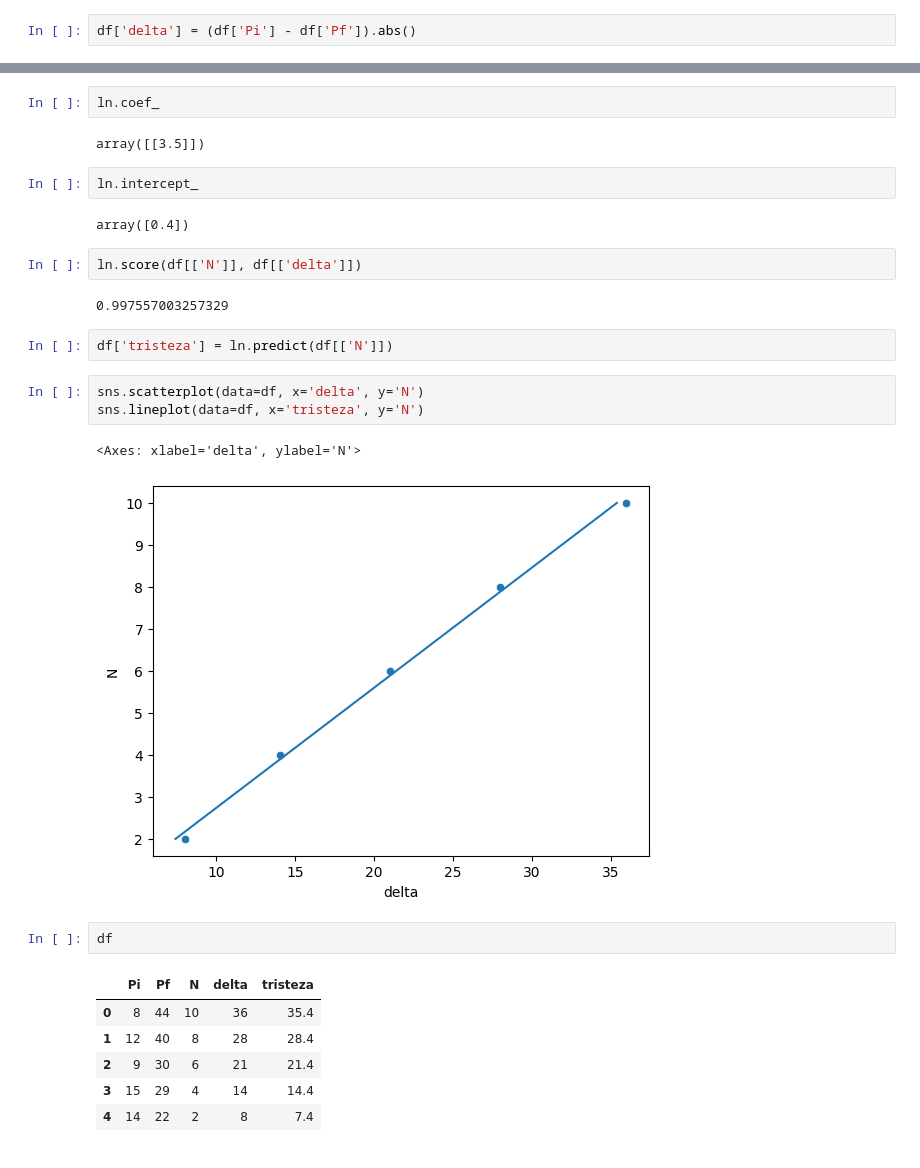
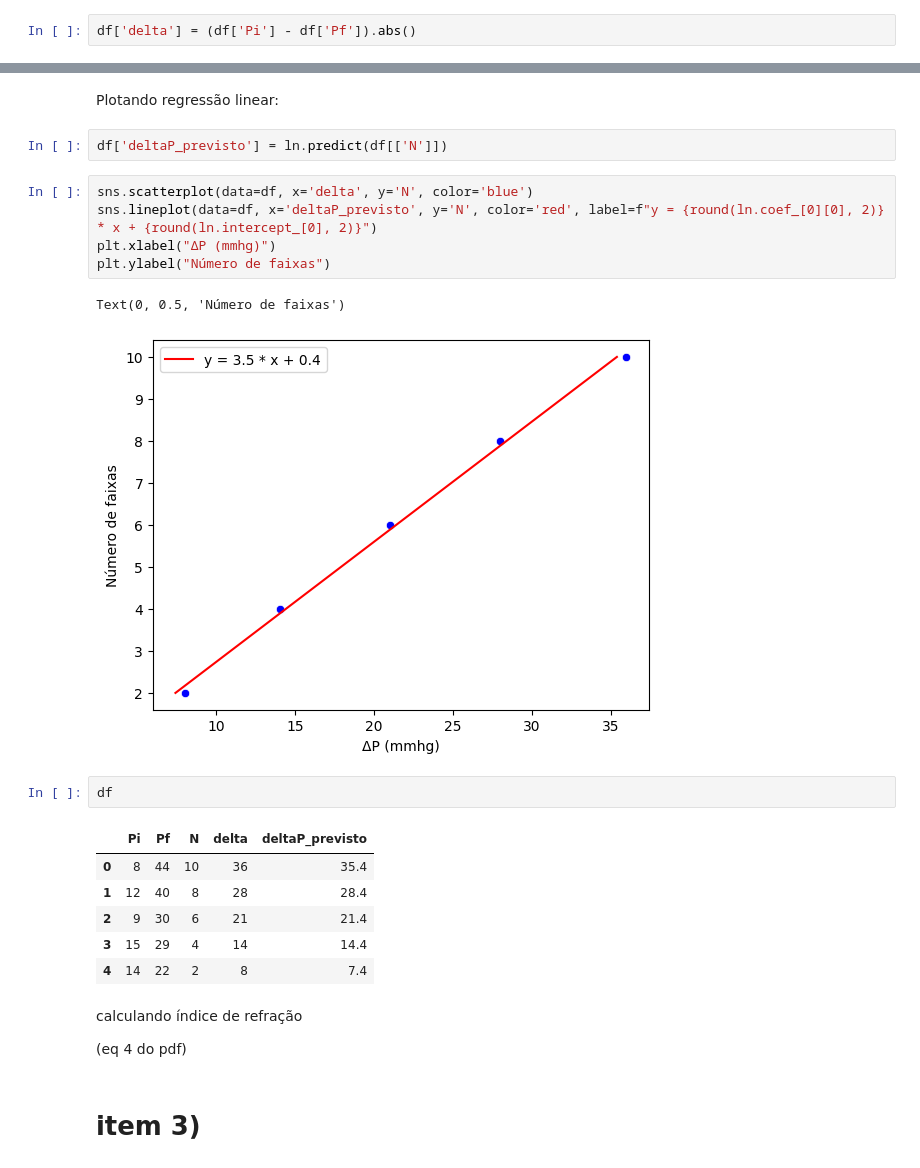
Before and after one commit to ms-cmy/relatorios-2024-est2, a Jupyter notebook: relatorio_3/experimento.ipynb, the cells around one changed output, grey strips where cells are left out. Saved outputs shown, nothing was run; the diff lists cells and outputs as text.

```diff
--- a/relatorio_3/experimento.ipynb
+++ b/relatorio_3/experimento.ipynb
@@ -31,29 +71,27 @@ LinearRegression()
-# %%
-ln.coef_
-# %% [output]
-array([[3.5]])
-# %%
-ln.intercept_
-# %% [output]
-array([0.4])
-# %%
-ln.score(df[['N']], df[['delta']])
-# %% [output]
-0.997557003257329
+# %% [markdown]
+Plotando regressão linear:
 # %%
-df['tristeza'] = ln.predict(df[['N']])
+df['deltaP_previsto'] = ln.predict(df[['N']])
 # %%
-sns.scatterplot(data=df, x='delta', y='N')
-sns.lineplot(data=df, x='tristeza', y='N')
+sns.scatterplot(data=df, x='delta', y='N', color='blue')
+sns.lineplot(data=df, x='deltaP_previsto', y='N', color='red', label=f"y = {round(ln.coef_[0][0], 2)} * x + {round(ln.intercept_[0], 2)}")
+plt.xlabel("ΔP (mmhg)")
+plt.ylabel("Número de faixas")
 # %% [output]
-<Axes: xlabel='delta', ylabel='N'>
+Text(0, 0.5, 'Número de faixas')
-[figure, old version]
+[figure, new version]
 # %%
 df
 # %% [output]
-|  | Pi | Pf | N | delta | tristeza |
+|  | Pi | Pf | N | delta | deltaP_previsto |
 | 0 | 8 | 44 | 10 | 36 | 35.4 |
 | 1 | 12 | 40 | 8 | 28 | 28.4 |
 | 2 | 9 | 30 | 6 | 21 | 21.4 |
 | 3 | 15 | 29 | 4 | 14 | 14.4 |
 | 4 | 14 | 22 | 2 | 8 | 7.4 |
+# %% [markdown]
+calculando índice de refração
+
+(eq 4 do pdf)
+# %% [markdown]
+# item 3)
```
Also changed, not shown: parts of 20 cells of this notebook, 1 other file.
